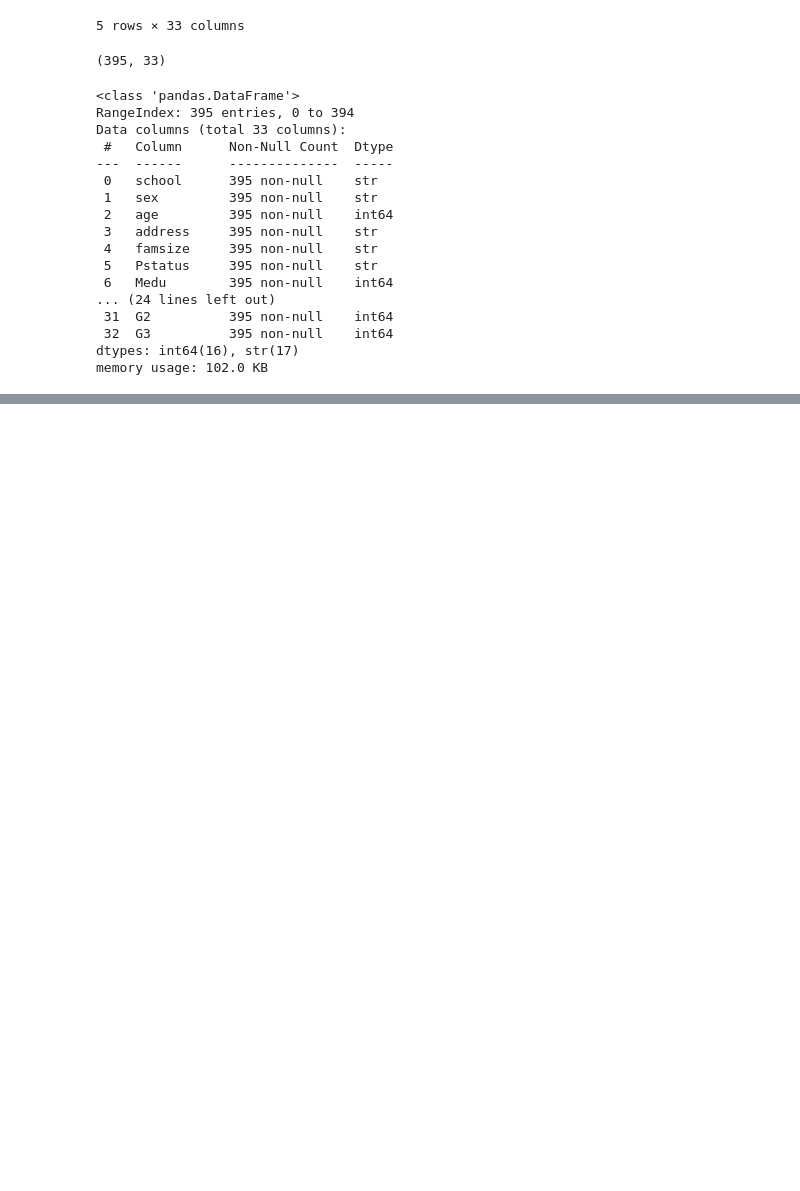
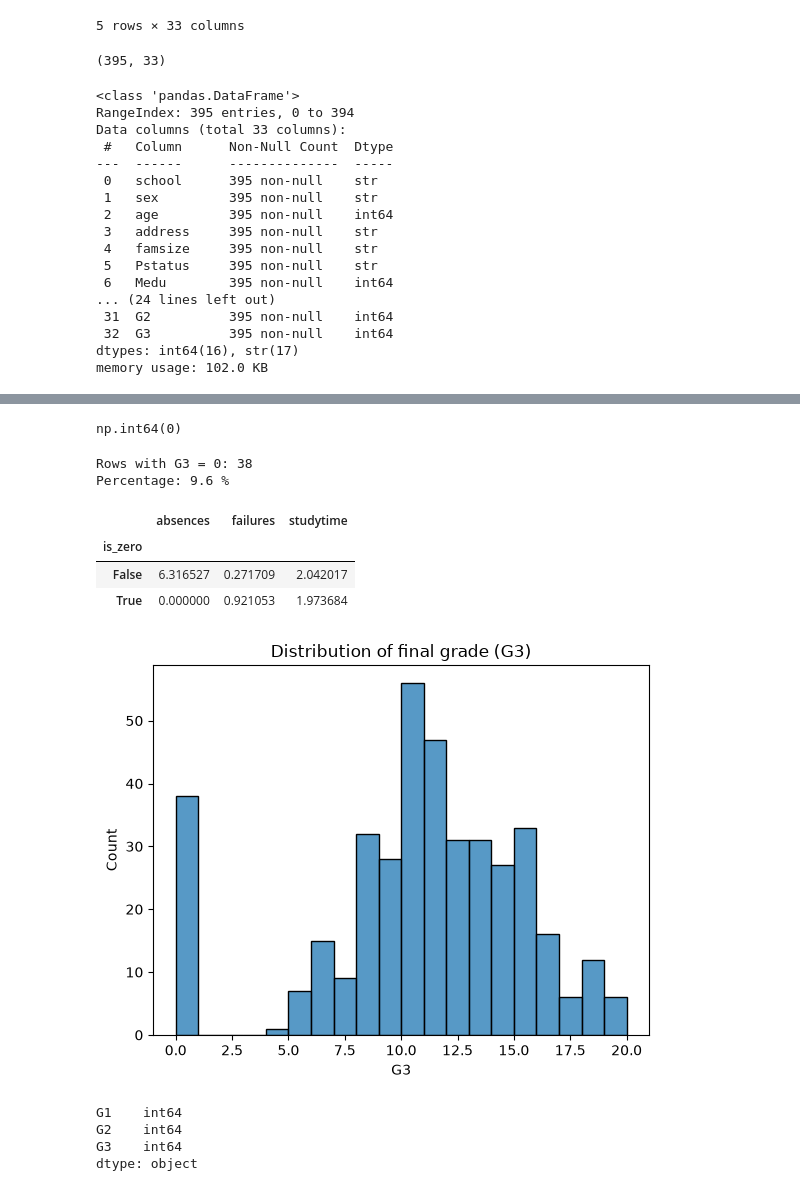
Before and after one commit to dhanushhh13/smart-student-study-planner, a Jupyter notebook: notebooks/01_eda.ipynb, the cells around one changed output, grey strips where cells are left out. Cells and saved outputs as stored; diff of their text form; code cells hidden in the pictures; blank space fills up the shorter version.

```diff
--- a/notebooks/01_eda.ipynb
+++ b/notebooks/01_eda.ipynb
@@ -52,0 +73,36 @@ df.describe()
+# %%
+df.duplicated().sum()
+# %% [output]
+np.int64(0)
+# %%
+zero_g3 = df[df["G3"] == 0]
+print("Rows with G3 = 0:", len(zero_g3))
+print("Percentage:", round(len(zero_g3) / len(df) * 100, 1), "%")
+# %% [output]
+Rows with G3 = 0: 38
+Percentage: 9.6 %
+# %%
+# Do the zero-grade students look different?
+df.assign(is_zero=df["G3"] == 0).groupby("is_zero")[["absences", "failures", "studytime"]].mean()
+# %% [output]
+|  | absences | failures | studytime |
+| is_zero |  |  |  |
+| False | 6.316527 | 0.271709 | 2.042017 |
+| True | 0.000000 | 0.921053 | 1.973684 |
+# %%
+import seaborn as sns
+import matplotlib.pyplot as plt
+
+sns.histplot(df["G3"], bins=20)
+plt.title("Distribution of final grade (G3)")
+plt.xlabel("G3")
+plt.show()
+# %% [output]
+[figure, added]
+# %%
+df[["G1", "G2", "G3"]].dtypes
+# %% [output]
+G1    int64
+G2    int64
+G3    int64
+dtype: object
```
Also changed, not shown: parts of 2 cells of this notebook.
